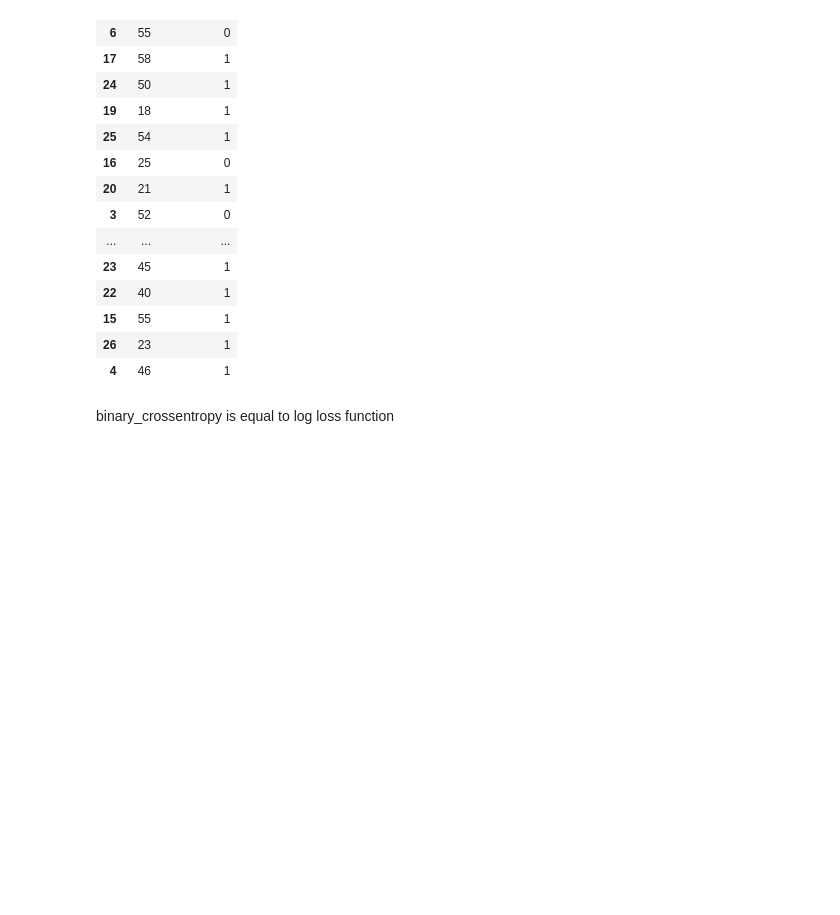
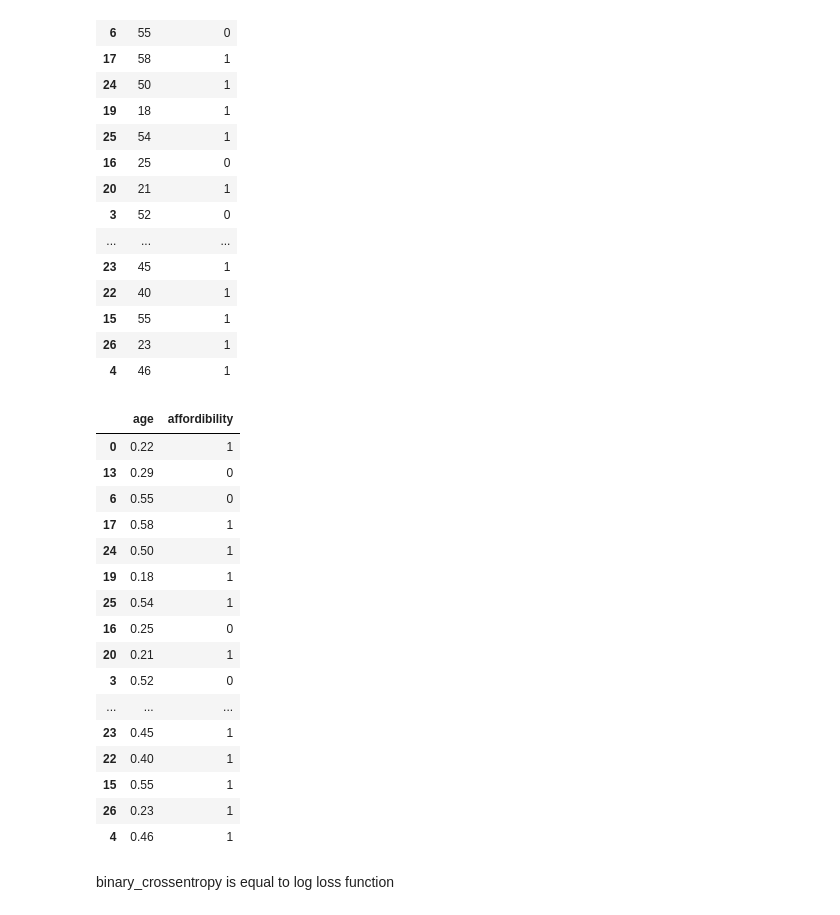
Before and after one commit to Homedepot5/DataScience, a Jupyter notebook: GradientDescent.ipynb, the cells around one changed output. Cells and saved outputs as stored; diff of their text form; code cells hidden in the pictures; blank space fills up the shorter version.

```diff
--- a/GradientDescent.ipynb
+++ b/GradientDescent.ipynb
@@ -37,10 +55,28 @@ X_train
 | 4 | 46 | 1 |
 # %%
 X_trainscaled=  X_train.copy()
-X_trainscaled.age=X_trainscale['age']/100
+X_trainscaled['age']=X_trainscaled['age']/100
 X_testscaled=X_test.copy()
 X_testscaled.age=X_testscaled['age']/100
 X_trainscaled
+# %% [output]
+|  | age | affordibility |
+| 0 | 0.22 | 1 |
+| 13 | 0.29 | 0 |
+| 6 | 0.55 | 0 |
+| 17 | 0.58 | 1 |
+| 24 | 0.50 | 1 |
+| 19 | 0.18 | 1 |
+| 25 | 0.54 | 1 |
+| 16 | 0.25 | 0 |
+| 20 | 0.21 | 1 |
+| 3 | 0.52 | 0 |
+| ... | ... | ... |
+| 23 | 0.45 | 1 |
+| 22 | 0.40 | 1 |
+| 15 | 0.55 | 1 |
+| 26 | 0.23 | 1 |
+| 4 | 0.46 | 1 |
 # %%
 model = keras.Sequential([
     keras.layers.Dense(1, input_shape=(2,), activation='sigmoid', kernel_initializer='ones', bias_initializer='zeros')
```
Also changed, not shown: parts of 8 cells of this notebook.
